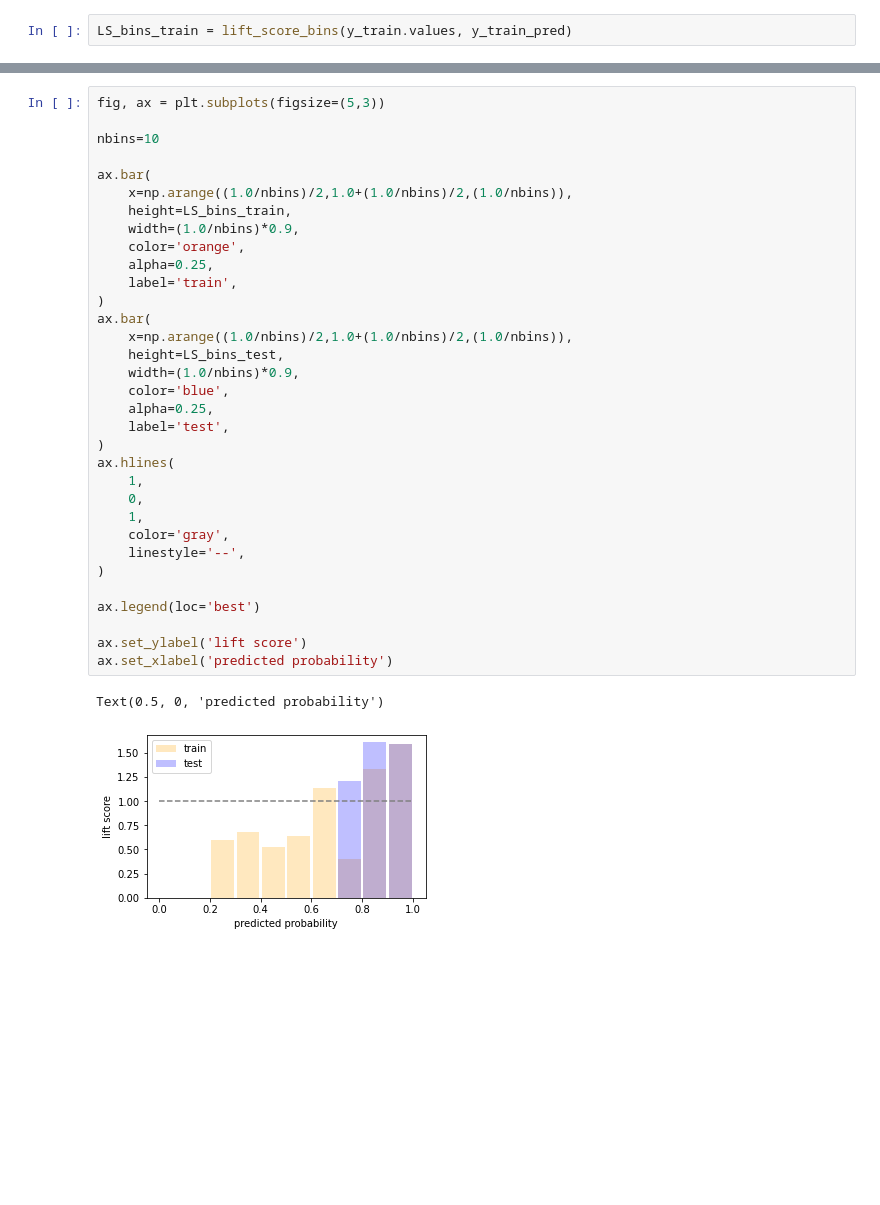
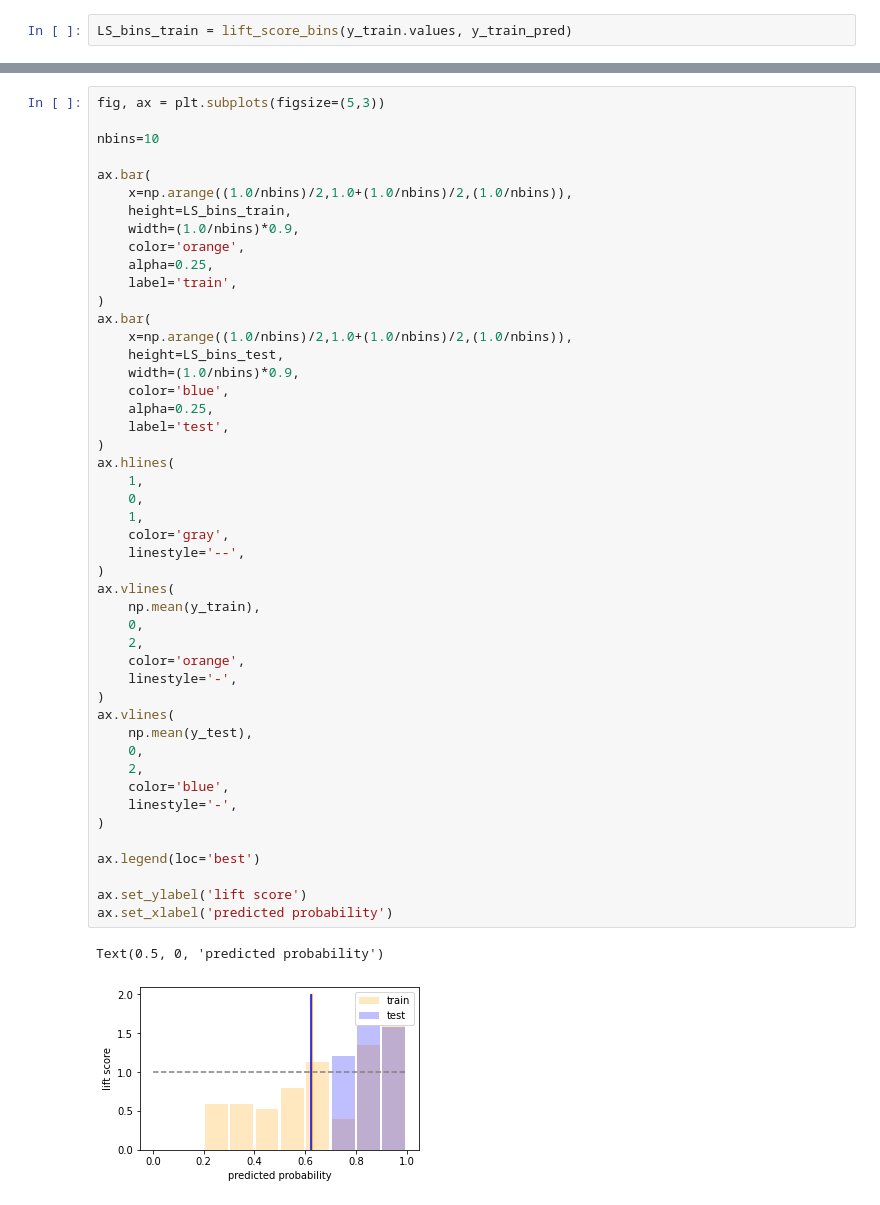
Before and after one commit to mbloem/lift-example, a Jupyter notebook: lift_score_example.ipynb, the cells around one changed output, grey strips where cells are left out. Drawn from its saved outputs; the diff is of its cells as text; blank space fills up the shorter version.

Commit message:
Added a line to the plot and cleaned up a text cell.

```diff
--- a/lift_score_example.ipynb
+++ b/lift_score_example.ipynb
@@ -111,31 +119,45 @@ nbins=10
 ax.bar(
     x=np.arange((1.0/nbins)/2,1.0+(1.0/nbins)/2,(1.0/nbins)),
     height=LS_bins_train,
     width=(1.0/nbins)*0.9,
     color='orange',
     alpha=0.25,
     label='train',
 )
 ax.bar(
     x=np.arange((1.0/nbins)/2,1.0+(1.0/nbins)/2,(1.0/nbins)),
     height=LS_bins_test,
     width=(1.0/nbins)*0.9,
     color='blue',
     alpha=0.25,
     label='test',
 )
 ax.hlines(
     1,
     0,
     1,
     color='gray',
     linestyle='--',
 )
+ax.vlines(
+    np.mean(y_train),
+    0,
+    2,
+    color='orange',
+    linestyle='-',
+)
+ax.vlines(
+    np.mean(y_test),
+    0,
+    2,
+    color='blue',
+    linestyle='-',
+)
 
 ax.legend(loc='best')
 
 ax.set_ylabel('lift score')
 ax.set_xlabel('predicted probability')
 # %% [output]
 Text(0.5, 0, 'predicted probability')
-[figure, old version]
+[figure, new version]
```
Also changed, not shown: parts of 4 cells of this notebook.
